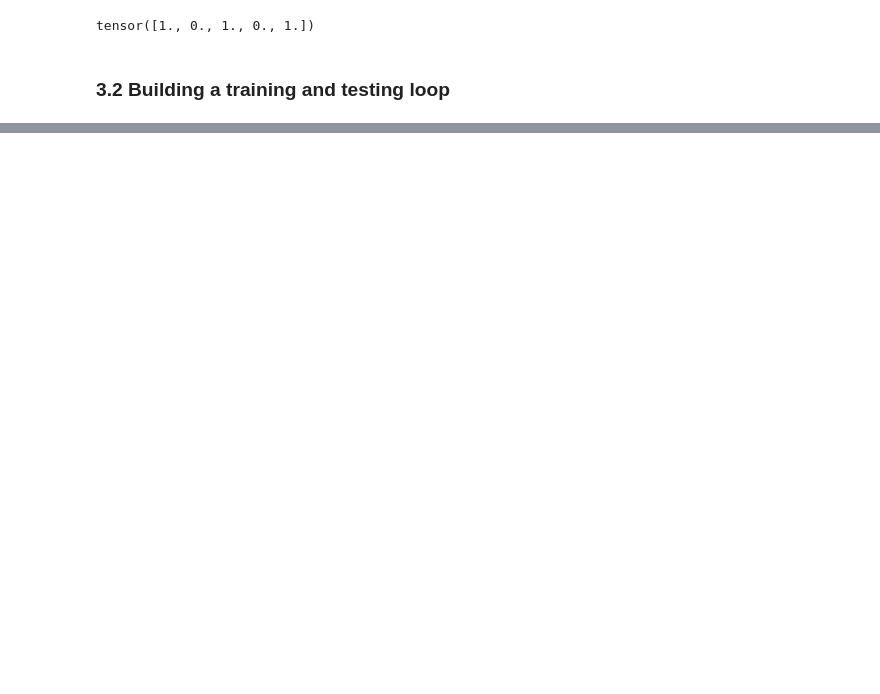
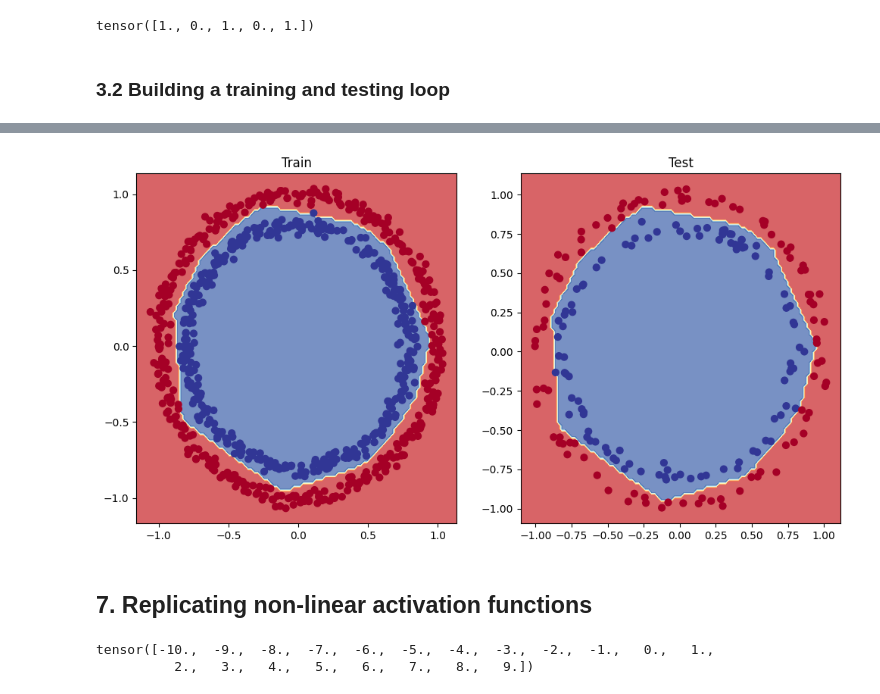
Before and after one commit to khongconlaudau/Pytorch_Deep_Learn, a Jupyter notebook: 02_NN_Classification.ipynb, the cells around one changed output, grey strips where cells are left out. Cells and saved outputs as stored; diff of their text form; code cells hidden in the pictures; blank space fills up the shorter version.

```diff
--- a/02_NN_Classification.ipynb
+++ b/02_NN_Classification.ipynb
@@ -277,0 +422,35 @@ Epoch: 90 | Loss: 0.69361, Accuracy: 49.12% | Test loss: 0.69238, Test acc: 51.0
+# %%
+torch.manual_seed(42)
+epochs = 1000
+
+# Put all data on target device
+X_train, y_train = X_train.to(device), y_train.to(device)
+X_test, y_test = X_test.to(device), y_test.to(device)
+
+for epoch in range(epochs):
+    ### Training
+    y_logits = model3(X_train).squeeze()
+    y_pred = torch.round(torch.sigmoid(y_logits))
+
+    # Cal loss and acc
+    loss = loss_fn(y_logits, y_train)
+    acc = accuracy_fn(y_true=y_train,
+                     y_pred=y_pred)
+
+    loss.backward()
+    optimizer.step()
+    optimizer.zero_grad()
+
+    ### Testing
+    model3.eval()
+    with torch.inference_mode():
+        test_logits = model3(X_test).squeeze()
+        test_pred = torch.round(torch.sigmoid(test_logits))
+
+        # Cal loss and acc for test_data
+        test_loss = loss_fn(test_logits, y_test)
+        test_acc = accuracy_fn(y_true=y_test,
+                              y_pred=test_pred)
+
+        if epoch % 100 == 0:
+            print(f"Epoch: {epoch} | Loss: {loss:.5f}, Accuracy: {acc:.2f}% | Test Loss: {test_loss:.5f}, Test Accuracy: {test_acc:.2f}%")
@@ -277,0 +488,19 @@ Epoch: 90 | Loss: 0.69361, Accuracy: 49.12% | Test loss: 0.69238, Test acc: 51.0
+# %%
+plt.figure(figsize=(12, 6))
+plt.subplot(1, 2, 1) # row, col, index
+plt.title("Train")
+plot_decision_boundary(model3, X_train, y_train)
+plt.subplot(1, 2, 2) # row, col, index
+plt.title("Test")
+plot_decision_boundary(model3, X_test, y_test)
+# %% [output]
+[figure, added]
+# %% [markdown]
+## 7. Replicating non-linear activation functions
+# %%
+# Create a toy tensor (similar to the data going into our model(s))
+A = torch.arange(-10, 10, 1, dtype=torch.float32)
+A
+# %% [output]
+tensor([-10.,  -9.,  -8.,  -7.,  -6.,  -5.,  -4.,  -3.,  -2.,  -1.,   0.,   1.,
+          2.,   3.,   4.,   5.,   6.,   7.,   8.,   9.])
```
Also changed, not shown: parts of 39 cells of this notebook.
